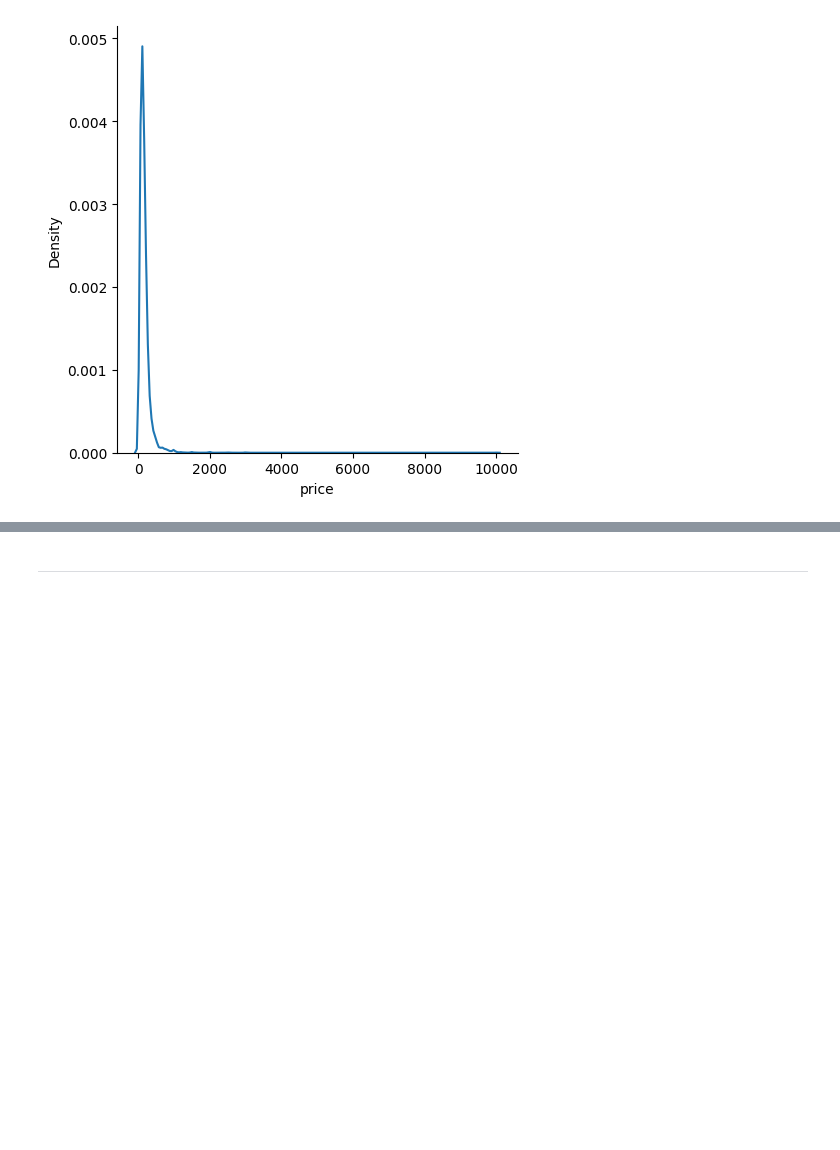
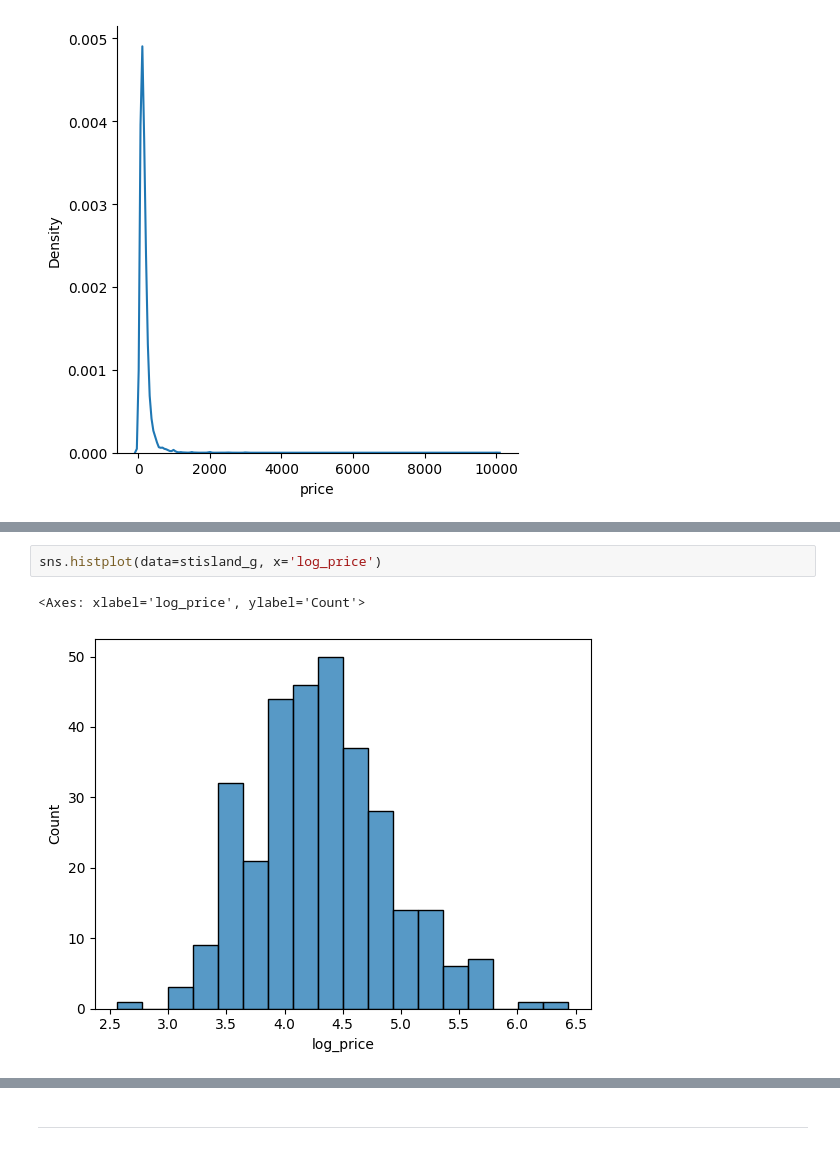
Before and after one commit to gjlee0802/data-science, a Jupyter notebook: hw01_airbnb/과제1.ipynb, the cells around one changed output, grey strips where cells are left out. Saved outputs shown, nothing was run; the diff lists cells and outputs as text; blank space fills up the shorter version.

```diff
--- a/hw01_airbnb/과제1.ipynb
+++ b/hw01_airbnb/과제1.ipynb
@@ -232,0 +281,5 @@ sns.displot(data=df[df['neighbourhood_group'] == 'Brooklyn'], x='price', kind='k
+# %%
+sns.histplot(data=stisland_g, x='log_price')
+# %% [output]
+<Axes: xlabel='log_price', ylabel='Count'>
+[figure, added]
```
Also changed, not shown: parts of 15 cells of this notebook.
